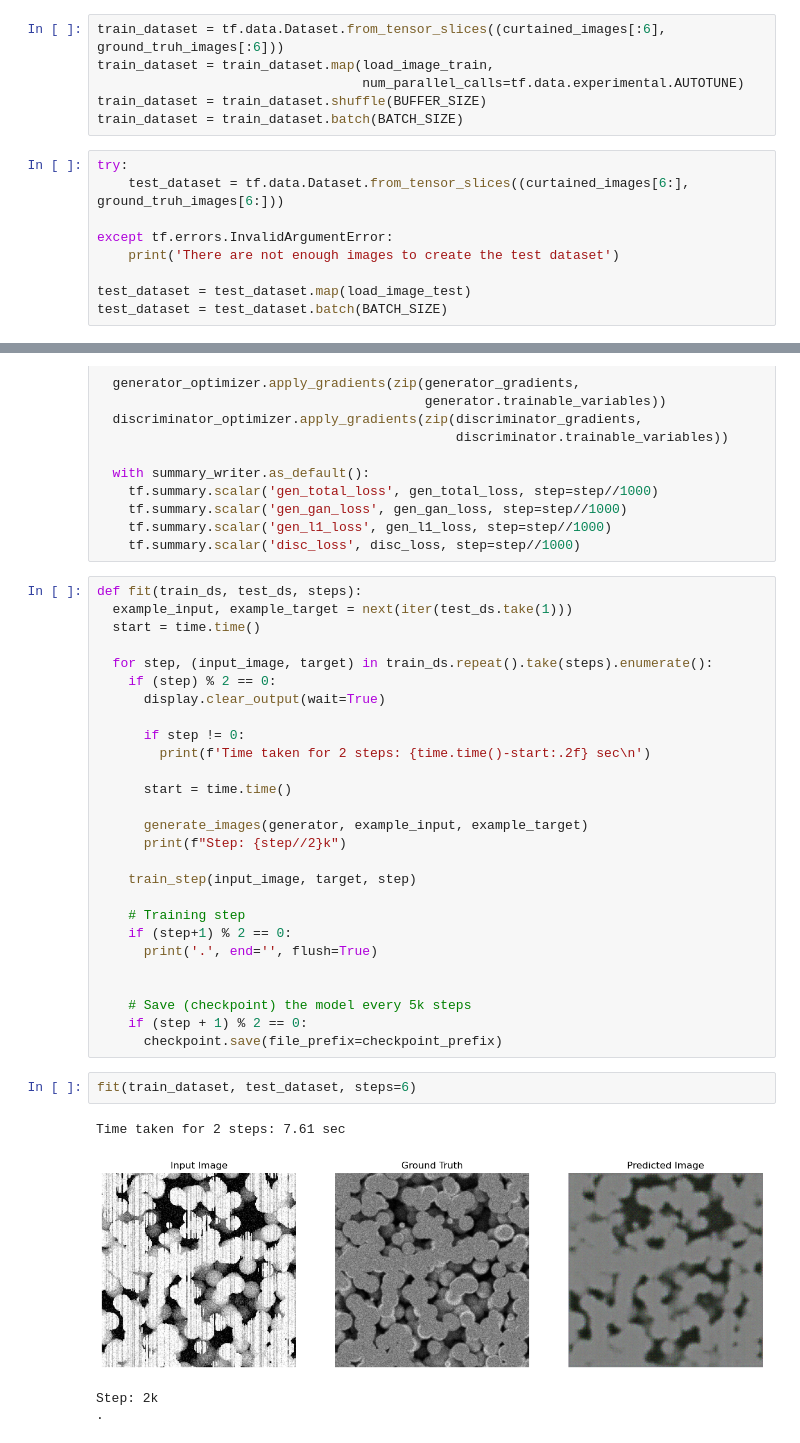
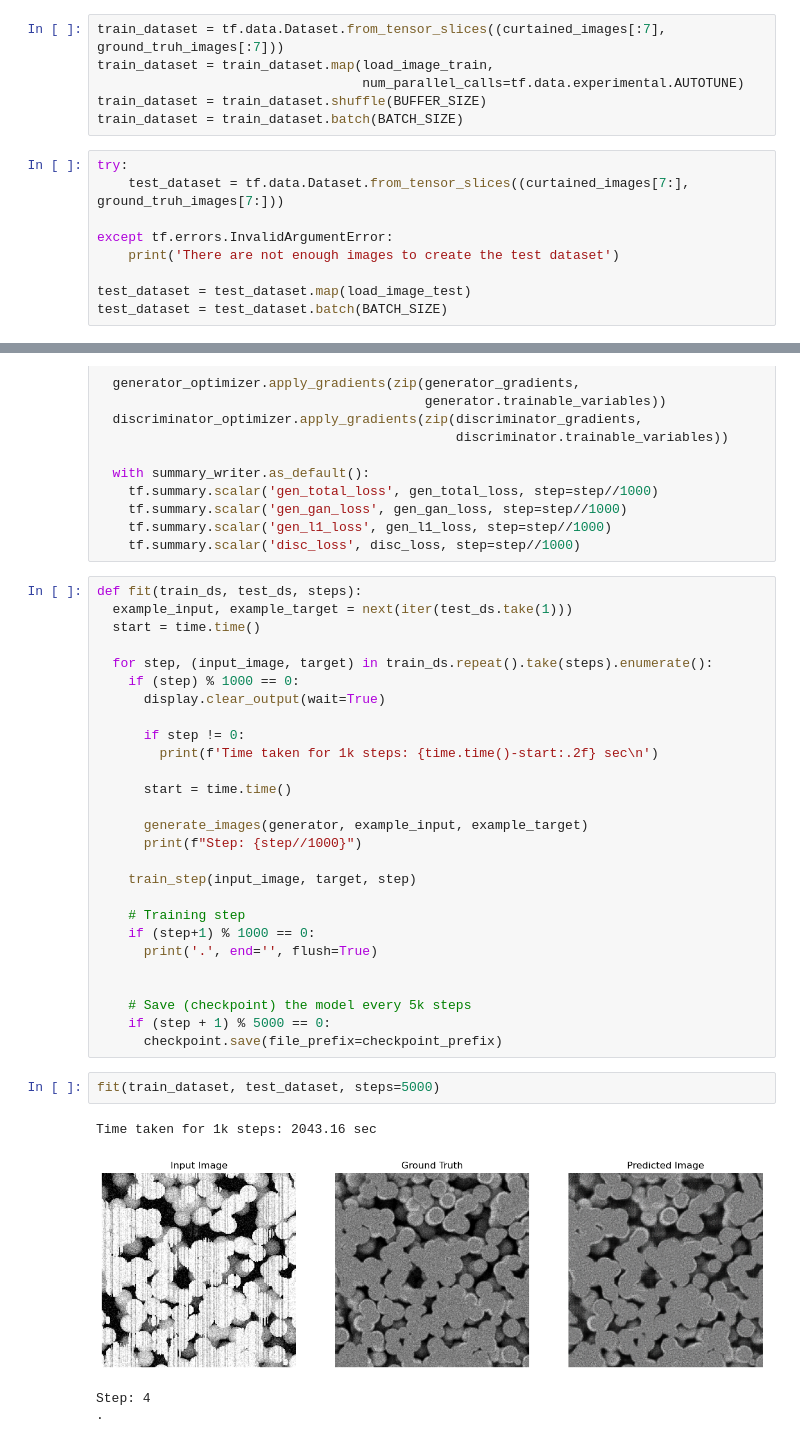
Before and after one commit to niclasDc/reconstruction-image-pix2pix, a Jupyter notebook: notebooks/model_notebook.ipynb, the cells around one changed output, grey strips where cells are left out. Cells and saved outputs as stored; diff of their text form.

Commit message:
Upload model notebook - load data, preprocess training and test set, build model and visual results.

```diff
--- a/notebooks/model_notebook.ipynb
+++ b/notebooks/model_notebook.ipynb
@@ -154,14 +154,14 @@ def load_image_test(input_image, real_image):
 # %% [markdown]
 #### Build an input pipeline with tf.data
 # %%
-train_dataset = tf.data.Dataset.from_tensor_slices((curtained_images[:6], ground_truh_images[:6]))
+train_dataset = tf.data.Dataset.from_tensor_slices((curtained_images[:7], ground_truh_images[:7]))
 train_dataset = train_dataset.map(load_image_train,
                                   num_parallel_calls=tf.data.experimental.AUTOTUNE)
 train_dataset = train_dataset.shuffle(BUFFER_SIZE)
 train_dataset = train_dataset.batch(BATCH_SIZE)
 # %%
 try:
-    test_dataset = tf.data.Dataset.from_tensor_slices((curtained_images[6:], ground_truh_images[6:]))
+    test_dataset = tf.data.Dataset.from_tensor_slices((curtained_images[7:], ground_truh_images[7:]))
 
 except tf.errors.InvalidArgumentError:
     print('There are not enough images to create the test dataset')
@@ -411,31 +411,31 @@ def fit(train_ds, test_ds, steps):
   start = time.time()
 
   for step, (input_image, target) in train_ds.repeat().take(steps).enumerate():
-    if (step) % 2 == 0:
+    if (step) % 1000 == 0:
       display.clear_output(wait=True)
 
       if step != 0:
-        print(f'Time taken for 2 steps: {time.time()-start:.2f} sec\n')
+        print(f'Time taken for 1k steps: {time.time()-start:.2f} sec\n')
 
       start = time.time()
 
       generate_images(generator, example_input, example_target)
-      print(f"Step: {step//2}k")
+      print(f"Step: {step//1000}")
 
     train_step(input_image, target, step)
 
     # Training step
-    if (step+1) % 2 == 0:
+    if (step+1) % 1000 == 0:
       print('.', end='', flush=True)
 
 
     # Save (checkpoint) the model every 5k steps
-    if (step + 1) % 2 == 0:
+    if (step + 1) % 5000 == 0:
       checkpoint.save(file_prefix=checkpoint_prefix)
 # %%
-fit(train_dataset, test_dataset, steps=6)
+fit(train_dataset, test_dataset, steps=5000)
 # %% [output]
-Time taken for 2 steps: 7.61 sec
+Time taken for 1k steps: 2043.16 sec
-[figure, old version]
+[figure, new version]
-Step: 2k
+Step: 4
 .
```
Also changed, not shown: parts of 5 cells of this notebook.
